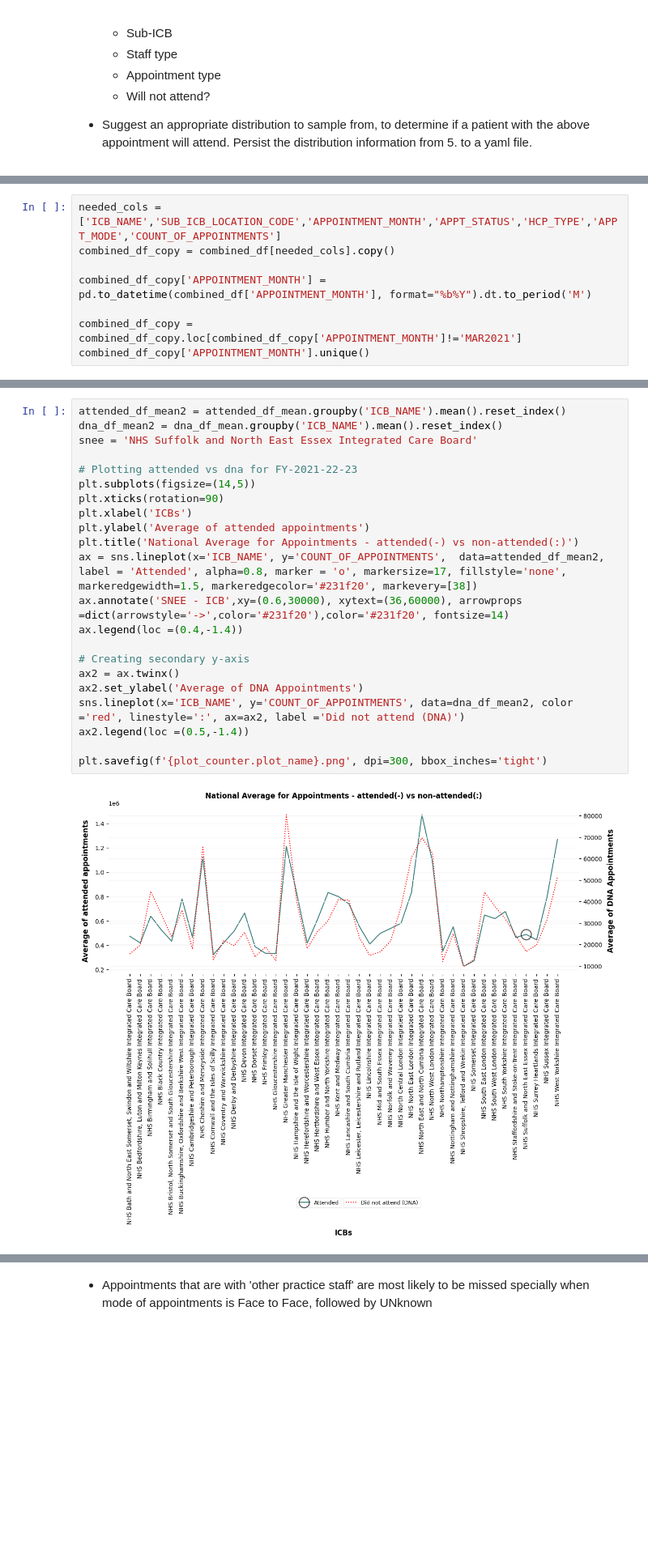
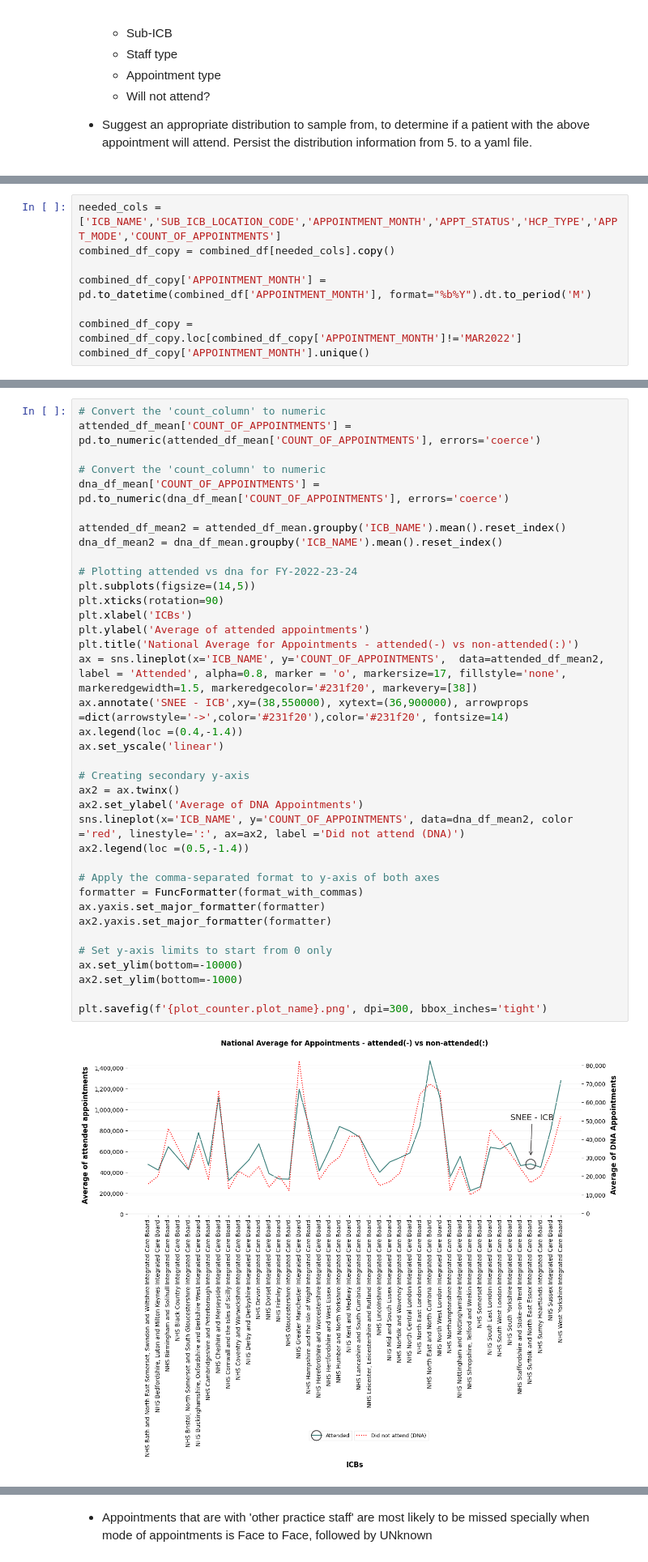
Before and after one commit to SNEE-ICS/PrimaryCareDemandAndCapacity, a Jupyter notebook: notebooks/1b_AppointmentsAttended.ipynb, the cells around one changed output, grey strips where cells are left out. Shown at 81% size. Saved outputs shown, nothing was run; the diff lists cells and outputs as text; blank space fills up the shorter version.

Commit message:
Appointments attended notebook done + few other changes

```diff
--- a/notebooks/1b_AppointmentsAttended.ipynb
+++ b/notebooks/1b_AppointmentsAttended.ipynb
@@ -97,7 +102,7 @@ combined_df_copy = combined_df[needed_cols].copy()
 
 combined_df_copy['APPOINTMENT_MONTH'] = pd.to_datetime(combined_df['APPOINTMENT_MONTH'], format="%b%Y").dt.to_period('M')
 
-combined_df_copy = combined_df_copy.loc[combined_df_copy['APPOINTMENT_MONTH']!='MAR2021']
+combined_df_copy = combined_df_copy.loc[combined_df_copy['APPOINTMENT_MONTH']!='MAR2022']
 combined_df_copy['APPOINTMENT_MONTH'].unique()
 # %% [output]
 <PeriodArray>
@@ -255,27 +185,42 @@ SNEE_average_unknown
 # %%
+# Convert the 'count_column' to numeric
+attended_df_mean['COUNT_OF_APPOINTMENTS'] = pd.to_numeric(attended_df_mean['COUNT_OF_APPOINTMENTS'], errors='coerce')
+
+# Convert the 'count_column' to numeric
+dna_df_mean['COUNT_OF_APPOINTMENTS'] = pd.to_numeric(dna_df_mean['COUNT_OF_APPOINTMENTS'], errors='coerce')
+
 attended_df_mean2 = attended_df_mean.groupby('ICB_NAME').mean().reset_index()
 dna_df_mean2 = dna_df_mean.groupby('ICB_NAME').mean().reset_index()
-snee = 'NHS Suffolk and North East Essex Integrated Care Board'
 
-# Plotting attended vs dna for FY-2021-22-23
+# Plotting attended vs dna for FY-2022-23-24
 plt.subplots(figsize=(14,5))
 plt.xticks(rotation=90)
 plt.xlabel('ICBs')
 plt.ylabel('Average of attended appointments')
 plt.title('National Average for Appointments - attended(-) vs non-attended(:)')
 ax = sns.lineplot(x='ICB_NAME', y='COUNT_OF_APPOINTMENTS',  data=attended_df_mean2, label = 'Attended', alpha=0.8, marker = 'o', markersize=17, fillstyle='none', markeredgewidth=1.5, markeredgecolor='#231f20', markevery=[38])
-ax.annotate('SNEE - ICB',xy=(0.6,30000), xytext=(36,60000), arrowprops =dict(arrowstyle='->',color='#231f20'),color='#231f20', fontsize=14)
+ax.annotate('SNEE - ICB',xy=(38,550000), xytext=(36,900000), arrowprops =dict(arrowstyle='->',color='#231f20'),color='#231f20', fontsize=14)
 ax.legend(loc =(0.4,-1.4))
+ax.set_yscale('linear')
 
 # Creating secondary y-axis
 ax2 = ax.twinx()
 ax2.set_ylabel('Average of DNA Appointments')
 sns.lineplot(x='ICB_NAME', y='COUNT_OF_APPOINTMENTS', data=dna_df_mean2, color ='red', linestyle=':', ax=ax2, label ='Did not attend (DNA)')
 ax2.legend(loc =(0.5,-1.4))
 
+# Apply the comma-separated format to y-axis of both axes
+formatter = FuncFormatter(format_with_commas)
+ax.yaxis.set_major_formatter(formatter)
+ax2.yaxis.set_major_formatter(formatter)
+
+# Set y-axis limits to start from 0 only
+ax.set_ylim(bottom=-10000)
+ax2.set_ylim(bottom=-1000)
+
 plt.savefig(f'{plot_counter.plot_name}.png', dpi=300, bbox_inches='tight')
 # %% [output]
-[figure, old version]
+[figure, new version]
 # %%
 # Plotting the did not attended
 plt.subplots(figsize=(14,5))
```
Also changed, not shown: parts of 99 cells of this notebook, 3 other files.
